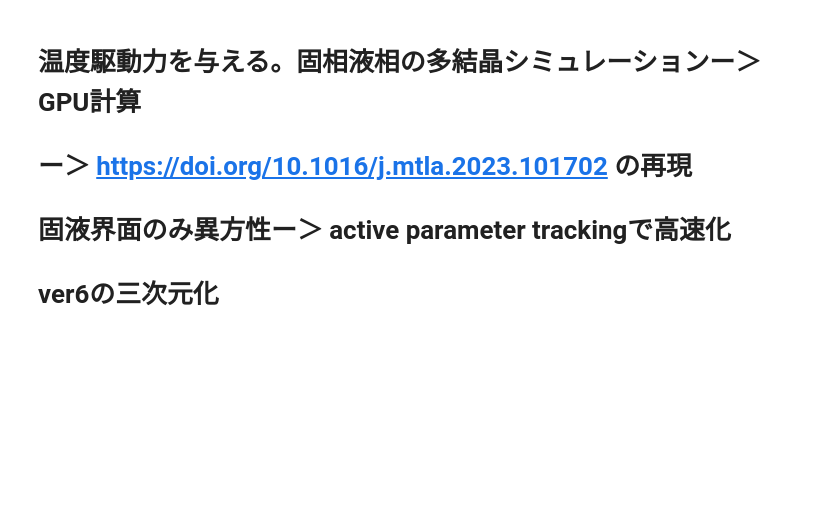
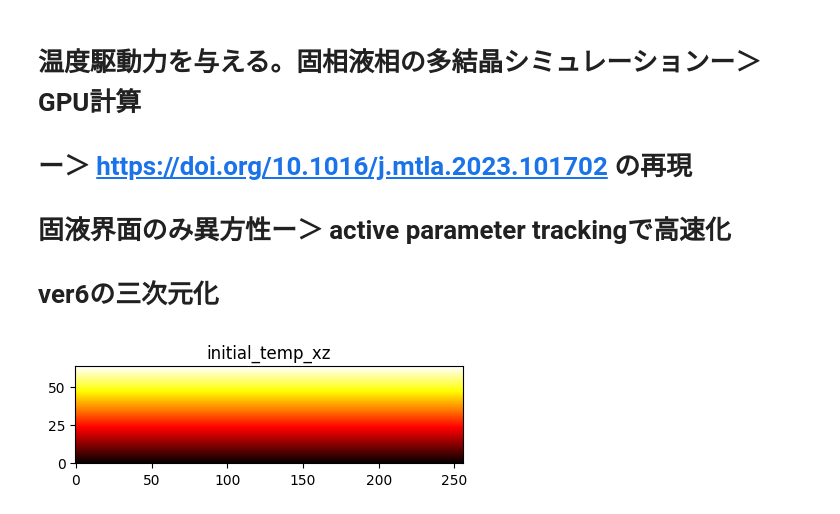
Before and after one commit to daikihatanaka0327/multiphasefield-solidification, a Jupyter notebook: GPU-multi-phase-field-model-solification_3d .ipynb, the cells around one changed output. Cells and saved outputs as stored; diff of their text form; code cells hidden in the pictures; blank space fills up the shorter version.

```diff
--- a/GPU-multi-phase-field-model-solification_3d .ipynb
+++ b/GPU-multi-phase-field-model-solification_3d .ipynb
@@ -45,7 +45,7 @@ M_SL = 3.0e-5
 M_GB = M_SL
 
 # Output
-out_dir = "result/ver6/3d_nz64/high_only_phase"
+out_dir = "result/3d_nz64/high_only_phase"
 os.makedirs(out_dir, exist_ok=True)
 
 if number_of_grain > 20:
@@ -752,7 +752,7 @@ for n in range(nz):
 s = phi_cpu.sum(axis=0, keepdims=True)
 phi_cpu /= np.maximum(s, 1e-20)
 # =====================================================
-phase_map_xy = np.argmax(phi_cpu[:, :, :, seed_height-1], axis=0)
+phase_map_xy = np.argmax(phi_cpu[:, :, :, 1], axis=0)
 phase_map_xz = np.argmax(phi_cpu[:, :, ny//2, :], axis=0)
 phase_map_yz = np.argmax(phi_cpu[:, nx//2, :, :], axis=0)
 
@@ -766,33 +766,38 @@ ax1.set_title(
     f"coolingrate = {V_pulling * G} K/s\nstep 0 (z={seed_height})",
     font="Times New Roman",
     fontsize=34,
 )
 ax1.axis("off")
 
 im2 = ax2.imshow(phase_map_xz.T, cmap="tab20", origin="lower")
 cbar2 = fig.colorbar(im2, ax=ax2, ticks=np.arange(number_of_grain), shrink=0.7)
 cbar2.set_label("Phase ID", font="Times New Roman", fontsize=32)
 cbar2.ax.tick_params(labelsize=20)
 ax2.set_title(f"(y={ny//2})", font="Times New Roman", fontsize=34)
 ax2.axis("off")
 
 im3 = ax3.imshow(phase_map_yz.T, cmap="tab20", origin="lower")
 cbar3 = fig.colorbar(im3, ax=ax3, ticks=np.arange(number_of_grain), shrink=0.7)
 cbar3.set_label("Phase ID", font="Times New Roman", fontsize=32)
 cbar3.ax.tick_params(labelsize=20)
 ax3.set_title(f"(x={nx//2})", font="Times New Roman", fontsize=34)
 ax3.axis("off")
+plt.tight_layout()
+plt.savefig(os.path.join(out_dir, f"step_0.png"), dpi=150)
+plt.close()
 
 
 temp_cpu = np.zeros((nx, ny, nz), dtype=np.float32)
 for n in range(nz):
     temp_cpu[:, :, n] = T_melt + G * (n - seed_height) * dz
 initial_temp_xz =temp_cpu[:, ny//2, :]
 plt.figure(figsize=(5,5))
 plt.imshow(initial_temp_xz.T, origin="lower", cmap="hot")
 plt.title("initial_temp_xz")
 plt.show()
 plt.close()
+# %% [output]
+[figure, added]
 # %%
 # dtype
 phi_cpu = phi_cpu.astype(np.float32)
```
Also changed, not shown: 2 other files.
